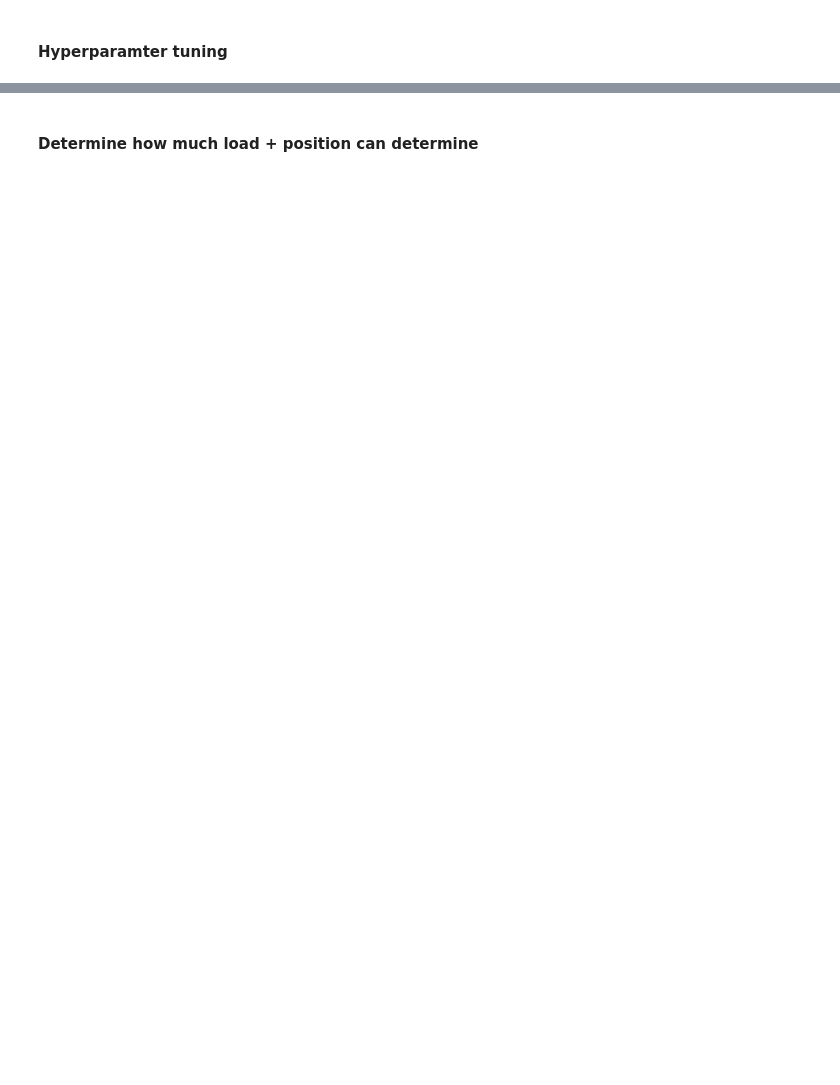
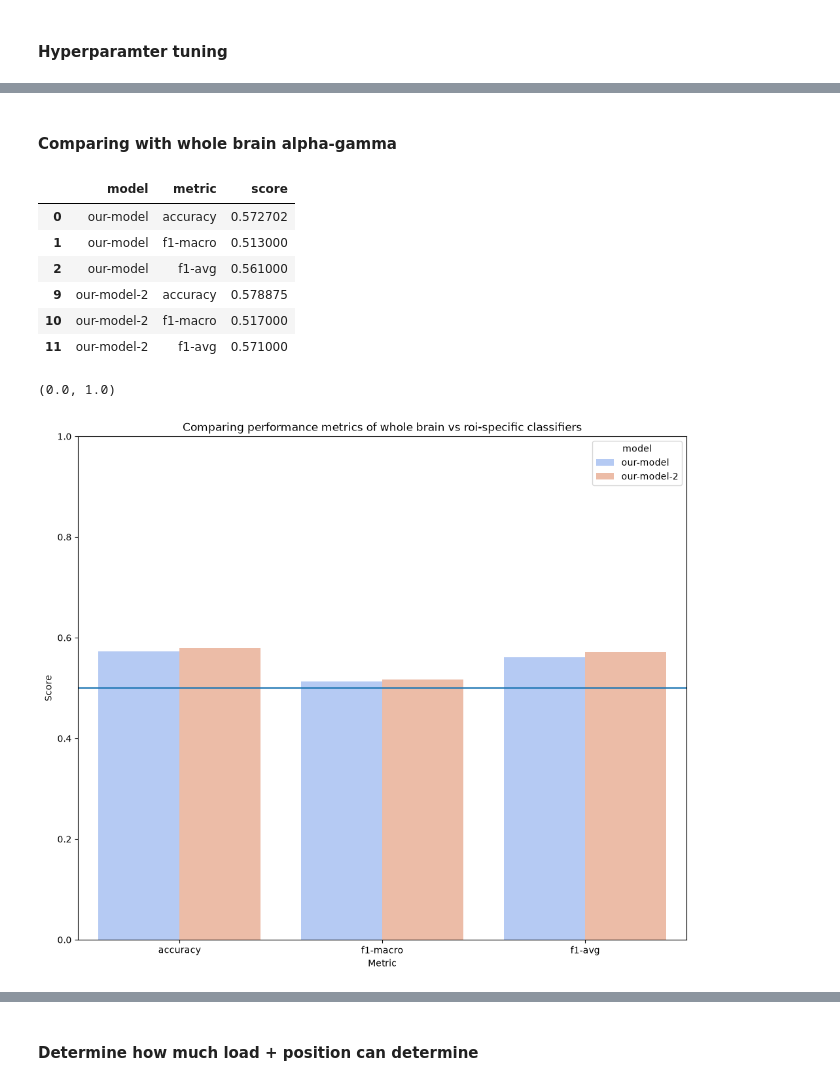
Before and after one commit to atifmmahmud/cognitive-load-biomarkers, a Jupyter notebook: eeg-classifier.ipynb, the cells around one changed output, grey strips where cells are left out. Cells and saved outputs as stored; diff of their text form; code cells hidden in the pictures; blank space fills up the shorter version.

```diff
--- a/eeg-classifier.ipynb
+++ b/eeg-classifier.ipynb
@@ -530,0 +793,26 @@ print(f"The best sore is: {random_search.best_score_}")
+# %%
+best_params = random_search.best_params_
+accuracies, true, predicted = [], [], []
+accuracy
+for train, test in logo.split(X, Y, groups=group):
+    classifier = RandomForestClassifier(**best_params, random_state=42, class_weight="balanced")
+    classifier.fit(X.iloc[train], Y.iloc[train])
+    prediction = classifier.predict(X.iloc[test])
+    accuracy = accuracy_score(Y.iloc[test], prediction)
+    accuracies.append(accuracy)
+    true.extend(Y.iloc[test])
+    predicted.extend(prediction)
+
+cm = confusion_matrix(true, predicted, labels=["Memory", "Listen"])
+ConfusionMatrixDisplay(cm, display_labels=["Memory", "Listen"]).plot(cmap="coolwarm")
+plt.title("Confusion Matrix: Memory vs Listen - ROI specific brain alpha vs gamma")
+plt.show()
+
+report = classification_report(true, predicted, output_dict = True)
+report_df = pd.DataFrame(report).transpose().round(3)
+display(report_df)
+
+scores_df.loc[len(scores_df)] = ["our-model-2", "accuracy", accuracy]
+scores_df.loc[len(scores_df)] = ["our-model-2", "f1-macro", report_df.loc["macro avg", "f1-score"]]
+scores_df.loc[len(scores_df)] = ["our-model-2", "f1-avg", report_df.loc["weighted avg", "f1-score"]]
+display(scores_df)
@@ -530,0 +840,24 @@ print(f"The best sore is: {random_search.best_score_}")
+# %% [markdown]
+#### Comparing with whole brain alpha-gamma
+# %%
+comparison_df = scores_df[scores_df["model"].isin(["our-model", "our-model-2"])]
+
+display(comparison_df)
+
+plt.figure(figsize=(12, 10))
+sns.barplot(x="metric", y="score", hue="model", data=comparison_df, palette="coolwarm")
+plt.title("Comparing performance metrics of whole brain vs roi-specific classifiers")
+plt.xlabel("Metric")
+plt.ylabel("Score")
+plt.axhline(0.5)
+plt.ylim(0, 1)
+# %% [output]
+|  | model | metric | score |
+| 0 | our-model | accuracy | 0.572702 |
+| 1 | our-model | f1-macro | 0.513000 |
+| 2 | our-model | f1-avg | 0.561000 |
+| 9 | our-model-2 | accuracy | 0.578875 |
+| 10 | our-model-2 | f1-macro | 0.517000 |
+| 11 | our-model-2 | f1-avg | 0.571000 |
+(0.0, 1.0)
+[figure, added]
```
Also changed, not shown: parts of 64 cells of this notebook.
